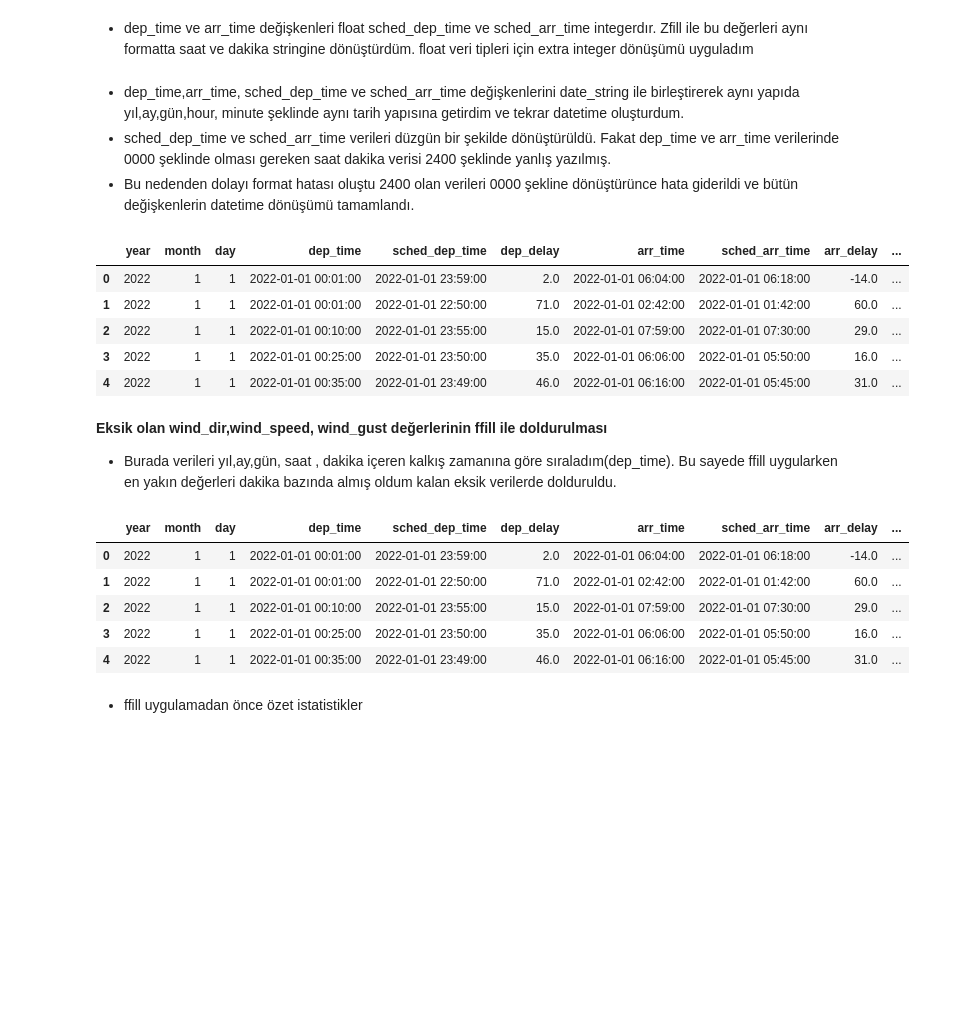
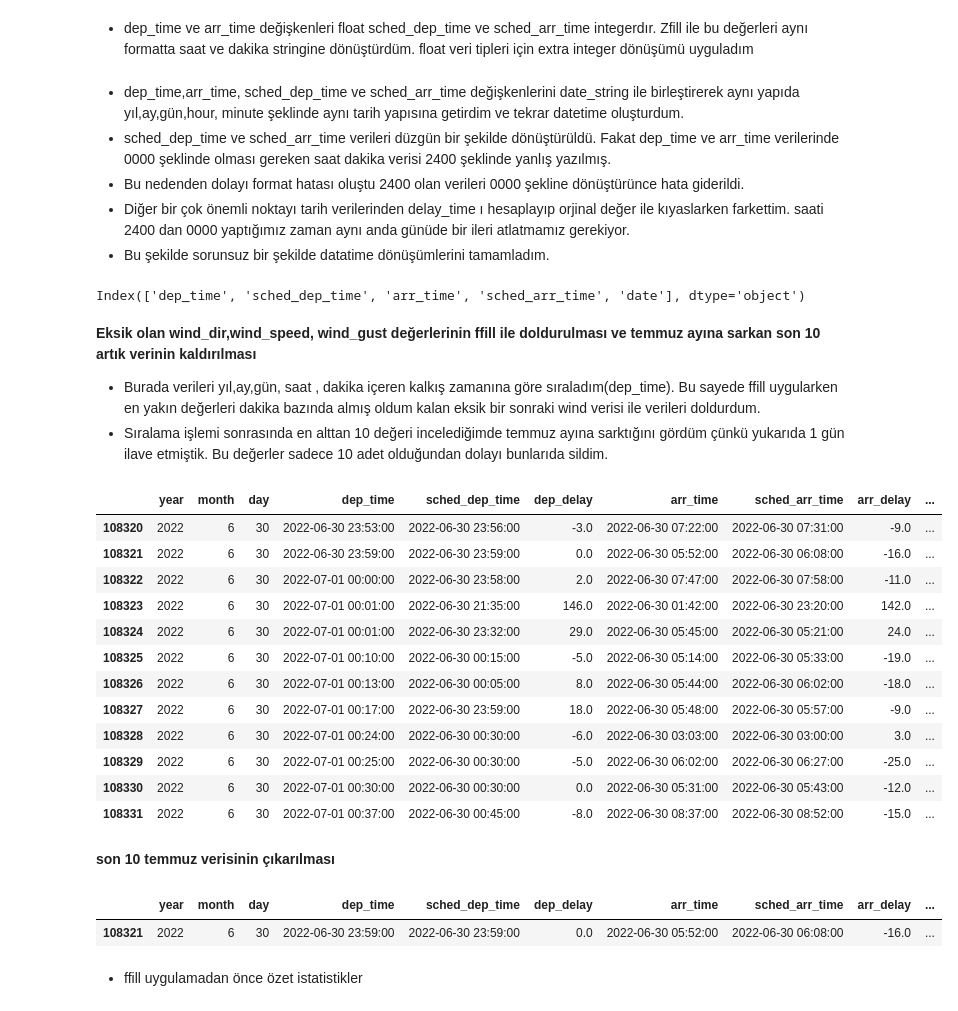
Before and after one commit to kntvrl/flights_project, a Jupyter notebook: project_notebook_ds.ipynb, the cells around one changed output. Cells and saved outputs as stored; diff of their text form; code cells hidden in the pictures; blank space fills up the shorter version.

```diff
--- a/project_notebook_ds.ipynb
+++ b/project_notebook_ds.ipynb
@@ -15,6 +15,7 @@ from sklearn.ensemble import RandomForestRegressor
 from sklearn.metrics import mean_absolute_error,mean_squared_error
 pd.set_option("display.max_rows", None)
 pd.set_option("display.max_columns", None)
+pd.set_option('display.max_colwidth', None)
 plt.style.use("ggplot")
 sns.set_palette(sns.diverging_palette(220, 20))
 # %% [markdown]
@@ -359,7 +347,9 @@ df["sched_arr_time"] = df["sched_arr_time"].astype(str).str.zfill(4)
 # %% [markdown]
 - dep_time,arr_time, sched_dep_time ve sched_arr_time değişkenlerini date_string ile birleştirerek aynı yapıda yıl,ay,gün,hour, minute şeklinde aynı tarih yapısına getirdim ve tekrar datetime oluşturdum.
 - sched_dep_time ve sched_arr_time verileri düzgün bir şekilde dönüştürüldü. Fakat dep_time ve arr_time verilerinde 0000 şeklinde olması gereken saat dakika verisi 2400 şeklinde yanlış yazılmış.
-- Bu nedenden dolayı format hatası oluştu 2400 olan verileri 0000 şekline dönüştürünce hata giderildi ve bütün değişkenlerin datetime dönüşümü tamamlandı.
+- Bu nedenden dolayı format hatası oluştu 2400 olan verileri 0000 şekline dönüştürünce hata giderildi.
+- Diğer bir çok önemli noktayı tarih verilerinden delay_time ı hesaplayıp orjinal değer ile kıyaslarken farkettim. saati 2400 dan 0000 yaptığımız zaman aynı anda günüde bir ileri atlatmamız gerekiyor.
+- Bu şekilde sorunsuz bir şekilde datatime dönüşümlerini tamamladım.
 # %%
 # sched_dep_time ve sched_arr_time dönüşümü
 df["sched_dep_time"] = df["date_string"].str.cat(df["sched_dep_time"])
@@ -372,30 +362,38 @@ df["sched_arr_time"] = pd.to_datetime(df["sched_arr_time"],format="%Y%m%d%H%M")
 df["dep_time"] = df["dep_time"].replace({"2400":"0000"})
 df["dep_time"] = df["date_string"].str.cat(df["dep_time"])
 df["dep_time"] = pd.to_datetime(df["dep_time"],format="%Y%m%d%H%M")
+# datetime a dönüştürdükten sonra eğer saat 0 ise güne timedelta nesnesi ile 1 gün ilave ediyoruz.
+df.loc[df["dep_time"].dt.hour == 0, "dep_time"] += pd.Timedelta(days=1)
 
 df["arr_time"] = df["arr_time"].replace({"2400":"0000"})
 df["arr_time"] = df["date_string"].str.cat(df["arr_time"])
 df["arr_time"] = pd.to_datetime(df["arr_time"],format="%Y%m%d%H%M")
+df.loc[df["arr_time"].dt.hour == 0, "arr_time"] += pd.Timedelta(days=1)
-# %%
-df.head()
-# %% [output]
-|  | year | month | day | dep_time | sched_dep_time | dep_delay | arr_time | sched_arr_time | arr_delay | ... |
-| 0 | 2022 | 1 | 1 | 2022-01-01 00:01:00 | 2022-01-01 23:59:00 | 2.0 | 2022-01-01 06:04:00 | 2022-01-01 06:18:00 | -14.0 | ... |
-| 1 | 2022 | 1 | 1 | 2022-01-01 00:01:00 | 2022-01-01 22:50:00 | 71.0 | 2022-01-01 02:42:00 | 2022-01-01 01:42:00 | 60.0 | ... |
-| 2 | 2022 | 1 | 1 | 2022-01-01 00:10:00 | 2022-01-01 23:55:00 | 15.0 | 2022-01-01 07:59:00 | 2022-01-01 07:30:00 | 29.0 | ... |
-| 3 | 2022 | 1 | 1 | 2022-01-01 00:25:00 | 2022-01-01 23:50:00 | 35.0 | 2022-01-01 06:06:00 | 2022-01-01 05:50:00 | 16.0 | ... |
-| 4 | 2022 | 1 | 1 | 2022-01-01 00:35:00 | 2022-01-01 23:49:00 | 46.0 | 2022-01-01 06:16:00 | 2022-01-01 05:45:00 | 31.0 | ... |
+# %%
+# Datetime dönüşümü uygulanan kolonların kontrolü
+df.select_dtypes(include=["datetime64"]).columns
+# %% [output]
+Index(['dep_time', 'sched_dep_time', 'arr_time', 'sched_arr_time', 'date'], dtype='object')
 # %% [markdown]
-**Eksik olan wind_dir,wind_speed, wind_gust değerlerinin ffill ile doldurulması**
-- Burada verileri yıl,ay,gün, saat , dakika içeren kalkış zamanına göre sıraladım(dep_time). Bu sayede ffill uygularken en yakın değerleri dakika bazında almış oldum kalan eksik verilerde dolduruldu.
+**Eksik olan wind_dir,wind_speed, wind_gust değerlerinin ffill ile doldurulması ve temmuz ayına sarkan son 10 artık verinin kaldırılması**
+- Burada verileri yıl,ay,gün, saat , dakika içeren kalkış zamanına göre sıraladım(dep_time). Bu sayede ffill uygularken en yakın değerleri dakika bazında almış oldum kalan eksik bir sonraki wind verisi ile verileri doldurdum.
+- Sıralama işlemi sonrasında en alttan 10 değeri incelediğimde temmuz ayına sarktığını gördüm çünkü yukarıda 1 gün ilave etmiştik. Bu değerler sadece 10 adet olduğundan dolayı bunlarıda sildim.
 # %%
-df.sort_values("dep_time",inplace=True)
+df = df.sort_values("dep_time").reset_index(drop=True)
+df.tail(12)
+# %% [output]
+|  | year | month | day | dep_time | sched_dep_time | dep_delay | arr_time | sched_arr_time | arr_delay | ... |
+| 108320 | 2022 | 6 | 30 | 2022-06-30 23:53:00 | 2022-06-30 23:56:00 | -3.0 | 2022-06-30 07:22:00 | 2022-06-30 07:31:00 | -9.0 | ... |
+| 108321 | 2022 | 6 | 30 | 2022-06-30 23:59:00 | 2022-06-30 23:59:00 | 0.0 | 2022-06-30 05:52:00 | 2022-06-30 06:08:00 | -16.0 | ... |
+| 108322 | 2022 | 6 | 30 | 2022-07-01 00:00:00 | 2022-06-30 23:58:00 | 2.0 | 2022-06-30 07:47:00 | 2022-06-30 07:58:00 | -11.0 | ... |
+| 108323 | 2022 | 6 | 30 | 2022-07-01 00:01:00 | 2022-06-30 21:35:00 | 146.0 | 2022-06-30 01:42:00 | 2022-06-30 23:20:00 | 142.0 | ... |
+| 108324 | 2022 | 6 | 30 | 2022-07-01 00:01:00 | 2022-06-30 23:32:00 | 29.0 | 2022-06-30 05:45:00 | 2022-06-30 05:21:00 | 24.0 | ... |
+| 108325 | 2022 | 6 | 30 | 2022-07-01 00:10:00 | 2022-06-30 00:15:00 | -5.0 | 2022-06-30 05:14:00 | 2022-06-30 05:33:00 | -19.0 | ... |
+| 108326 | 2022 | 6 | 30 | 2022-07-01 00:13:00 | 2022-06-30 00:05:00 | 8.0 | 2022-06-30 05:44:00 | 2022-06-30 06:02:00 | -18.0 | ... |
+| 108327 | 2022 | 6 | 30 | 2022-07-01 00:17:00 | 2022-06-30 23:59:00 | 18.0 | 2022-06-30 05:48:00 | 2022-06-30 05:57:00 | -9.0 | ... |
+| 108328 | 2022 | 6 | 30 | 2022-07-01 00:24:00 | 2022-06-30 00:30:00 | -6.0 | 2022-06-30 03:03:00 | 2022-06-30 03:00:00 | 3.0 | ... |
+| 108329 | 2022 | 6 | 30 | 2022-07-01 00:25:00 | 2022-06-30 00:30:00 | -5.0 | 2022-06-30 06:02:00 | 2022-06-30 06:27:00 | -25.0 | ... |
+| 108330 | 2022 | 6 | 30 | 2022-07-01 00:30:00 | 2022-06-30 00:30:00 | 0.0 | 2022-06-30 05:31:00 | 2022-06-30 05:43:00 | -12.0 | ... |
+| 108331 | 2022 | 6 | 30 | 2022-07-01 00:37:00 | 2022-06-30 00:45:00 | -8.0 | 2022-06-30 08:37:00 | 2022-06-30 08:52:00 | -15.0 | ... |
-# %%
-df.head()
-# %% [output]
-|  | year | month | day | dep_time | sched_dep_time | dep_delay | arr_time | sched_arr_time | arr_delay | ... |
-| 0 | 2022 | 1 | 1 | 2022-01-01 00:01:00 | 2022-01-01 23:59:00 | 2.0 | 2022-01-01 06:04:00 | 2022-01-01 06:18:00 | -14.0 | ... |
-| 1 | 2022 | 1 | 1 | 2022-01-01 00:01:00 | 2022-01-01 22:50:00 | 71.0 | 2022-01-01 02:42:00 | 2022-01-01 01:42:00 | 60.0 | ... |
-| 2 | 2022 | 1 | 1 | 2022-01-01 00:10:00 | 2022-01-01 23:55:00 | 15.0 | 2022-01-01 07:59:00 | 2022-01-01 07:30:00 | 29.0 | ... |
-| 3 | 2022 | 1 | 1 | 2022-01-01 00:25:00 | 2022-01-01 23:50:00 | 35.0 | 2022-01-01 06:06:00 | 2022-01-01 05:50:00 | 16.0 | ... |
-| 4 | 2022 | 1 | 1 | 2022-01-01 00:35:00 | 2022-01-01 23:49:00 | 46.0 | 2022-01-01 06:16:00 | 2022-01-01 05:45:00 | 31.0 | ... |
+# %% [markdown]
+**son 10 temmuz verisinin çıkarılması**
@@ -402,3 +402,8 @@ df.head()
+# %%
+df.tail(1)
+# %% [output]
+|  | year | month | day | dep_time | sched_dep_time | dep_delay | arr_time | sched_arr_time | arr_delay | ... |
+| 108321 | 2022 | 6 | 30 | 2022-06-30 23:59:00 | 2022-06-30 23:59:00 | 0.0 | 2022-06-30 05:52:00 | 2022-06-30 06:08:00 | -16.0 | ... |
 # %% [markdown]
 - ffill uygulamadan önce özet istatistikler
 # %%
```
Also changed, not shown: parts of 35 cells of this notebook.
